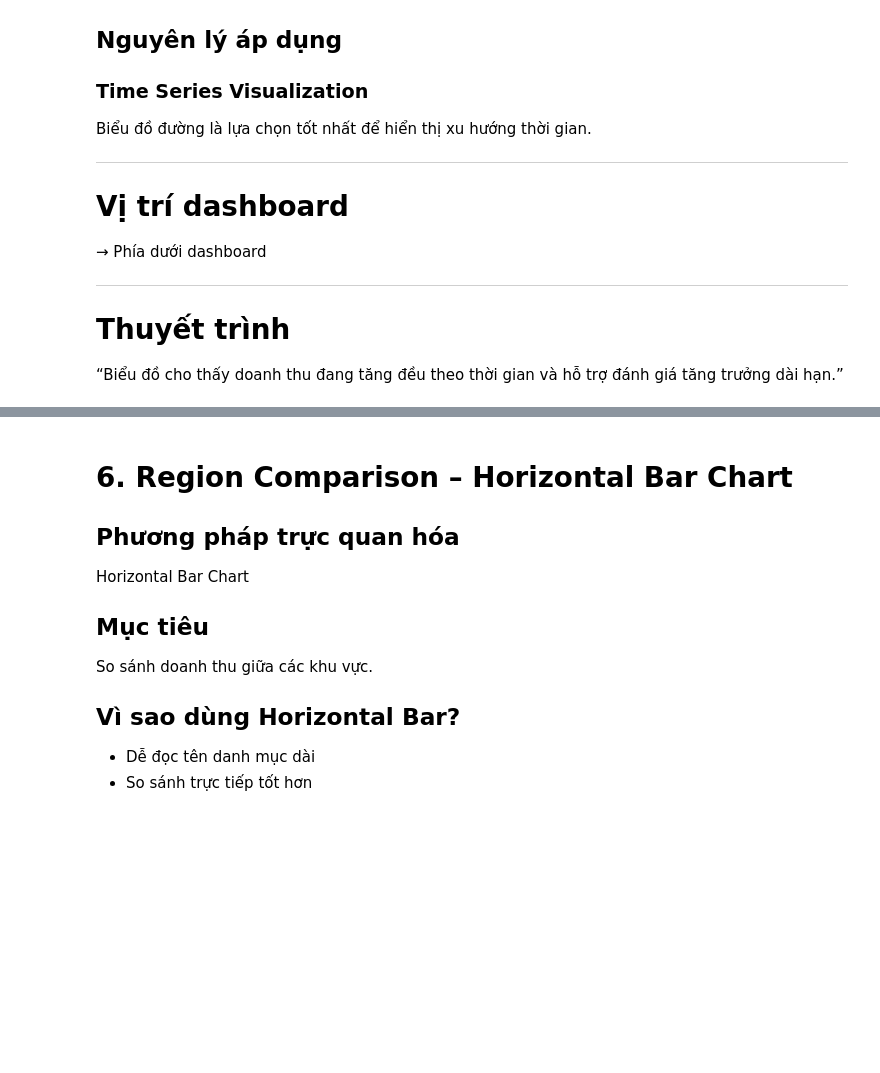
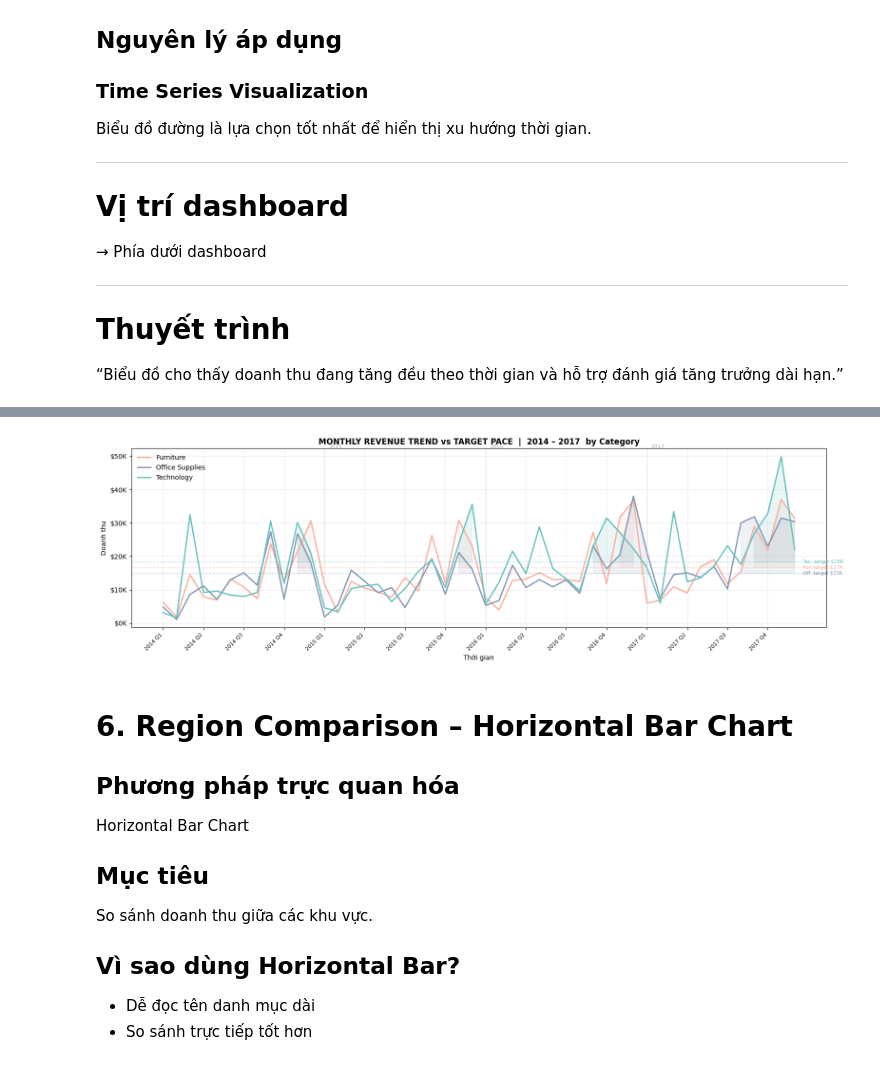
Before and after one commit to Thuily05/archive, a Jupyter notebook: chapter7_executive_dashboard_complete (1).ipynb, the cells around one changed output, grey strips where cells are left out. Cells and saved outputs as stored; diff of their text form; code cells hidden in the pictures; blank space fills up the shorter version.

Commit message:
update revenue chart

```diff
--- a/chapter7_executive_dashboard_complete (1).ipynb
+++ b/chapter7_executive_dashboard_complete (1).ipynb
@@ -669,9 +728,9 @@ cat_colors = {
     'Technology':      '#63C1BC',
 }
 cat_targets = {
-    'Furniture':       1_000_000 / 48,
-    'Office Supplies':   900_000 / 48,
-    'Technology':      1_100_000 / 48,
+    'Furniture':       1_000_000 / 60,
+    'Office Supplies':   900_000 / 60,
+    'Technology':      1_100_000 / 60,
 }
 
 fig, ax = plt.subplots(figsize=(16, 5))
@@ -695,33 +754,35 @@ for cat in ['Furniture', 'Office Supplies', 'Technology']:
             fontsize=7.5, color=col, va='center')
 
 # X-axis: tick mỗi quý, label dạng "2014 Q1"
 quarter_ticks, quarter_labels = [], []
 for i, m in enumerate(all_months):
     year, month = int(m[:4]), int(m[5:])
     if month in [1, 4, 7, 10]:
         quarter_ticks.append(i)
         quarter_labels.append(f"{year} Q{(month-1)//3+1}")
 
 ax.set_xticks(quarter_ticks)
 ax.set_xticklabels(quarter_labels, rotation=45, ha='right', fontsize=8)
 
 # Đường phân cách năm
 for year in [2015, 2016, 2017]:
     xi = month_idx.get(f'{year}-01')
     if xi is not None:
         ax.axvline(xi, color='#CCCCCC', linewidth=1, linestyle=':')
         ax.text(xi + 0.3, ax.get_ylim()[1] if ax.get_ylim()[1] > 0 else 100000,
                 str(year), fontsize=8, color='#AAAAAA')
 
 ax.yaxis.set_major_formatter(plt.FuncFormatter(lambda v, _: f'${v/1000:.0f}K'))
 ax.set_title('MONTHLY REVENUE TREND vs TARGET PACE  |  2014 – 2017  by Category',
              fontsize=12, fontweight='bold')
 ax.set_xlabel('Thời gian')
 ax.set_ylabel('Doanh thu')
 ax.legend(frameon=False, loc='upper left')
 ax.grid(True, alpha=0.25)
 plt.tight_layout()
 plt.show()
+# %% [output]
+[figure, added]
 # %% [markdown]
 # 6. Region Comparison – Horizontal Bar Chart
 
```
Also changed, not shown: parts of 1 cell of this notebook.
